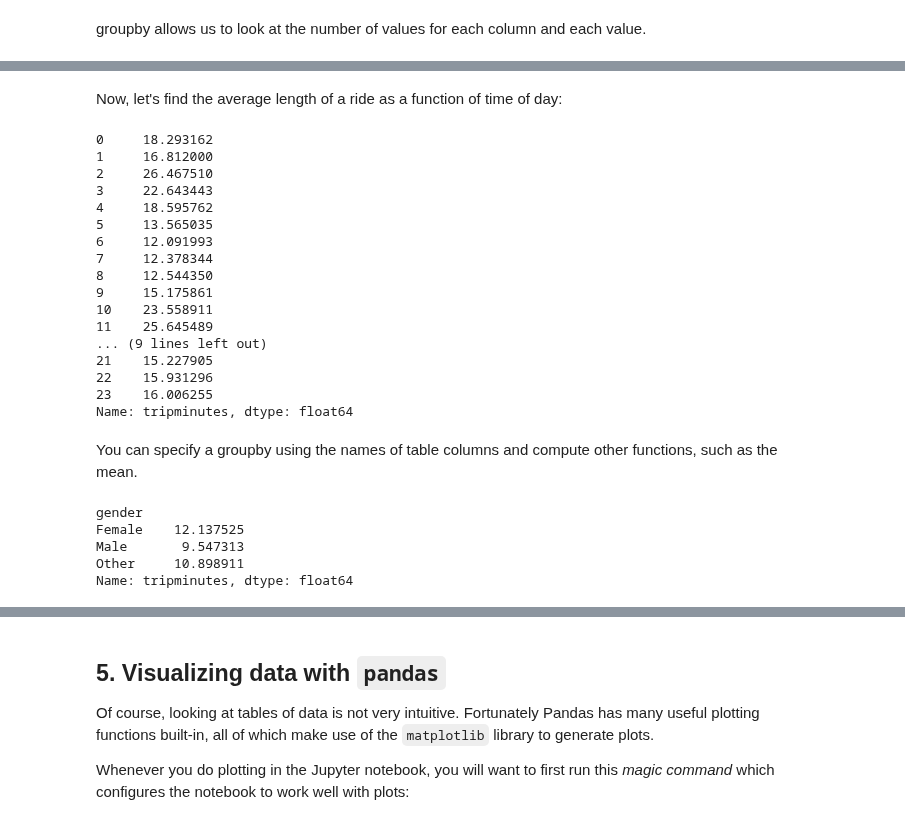
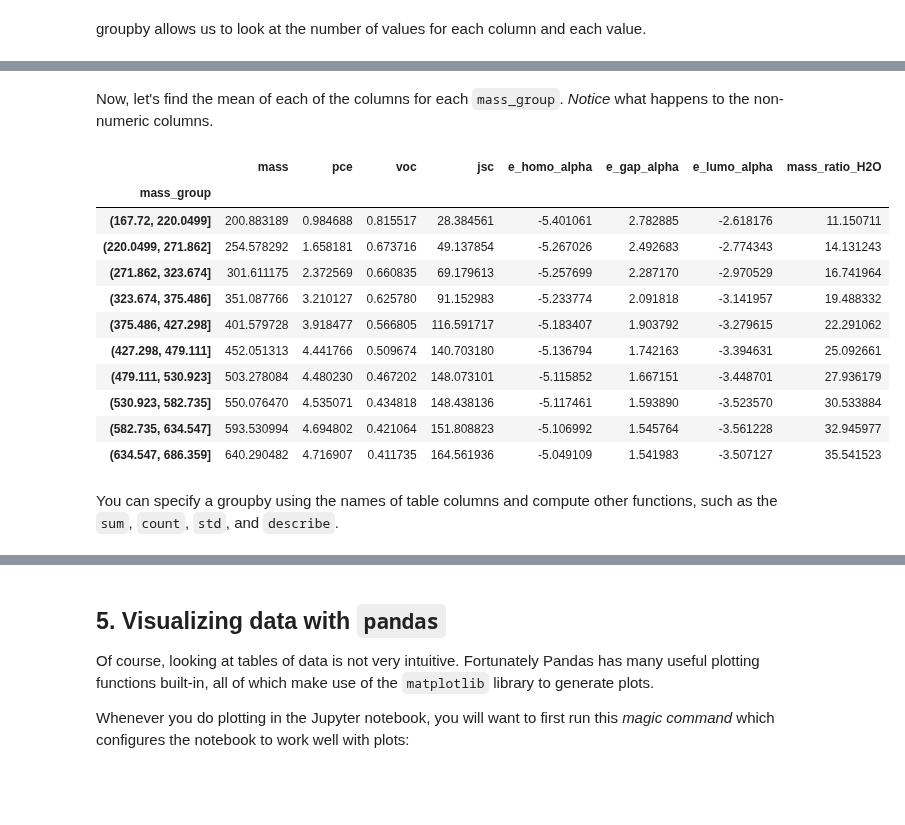
Before and after one commit to UWDIRECT/UWDIRECT.github.io, a Jupyter notebook: SEDS_content/02.Python.ipynb, the cells around one changed output, grey strips where cells are left out. Drawn from its saved outputs; the diff is of its cells as text; code cells hidden in the pictures; blank space fills up the shorter version.

```diff
--- a/SEDS_content/02.Python.ipynb
+++ b/SEDS_content/02.Python.ipynb
@@ -427,32 +439,19 @@ data.groupby(times.hour).count()
-# %% [markdown]
-Now, let's find the average length of a ride as a function of time of day:
+# %% [markdown]
+Now, let's find the mean of each of the columns for each ``mass_group``.  *Notice* what happens to the non-numeric columns.
 # %%
-data.groupby(times.hour)['tripminutes'].mean()
+data.groupby(['mass_group']).mean()
 # %% [output]
-0     18.293162
-1     16.812000
-2     26.467510
-3     22.643443
-4     18.595762
-5     13.565035
-6     12.091993
-7     12.378344
-8     12.544350
-9     15.175861
-10    23.558911
-11    25.645489
-... (9 lines left out)
-21    15.227905
-22    15.931296
-23    16.006255
-Name: tripminutes, dtype: float64
+|  | mass | pce | voc | jsc | e_homo_alpha | e_gap_alpha | e_lumo_alpha | mass_ratio_H2O |
+| mass_group |  |  |  |  |  |  |  |  |
+| (167.72, 220.0499] | 200.883189 | 0.984688 | 0.815517 | 28.384561 | -5.401061 | 2.782885 | -2.618176 | 11.150711 |
+| (220.0499, 271.862] | 254.578292 | 1.658181 | 0.673716 | 49.137854 | -5.267026 | 2.492683 | -2.774343 | 14.131243 |
+| (271.862, 323.674] | 301.611175 | 2.372569 | 0.660835 | 69.179613 | -5.257699 | 2.287170 | -2.970529 | 16.741964 |
+| (323.674, 375.486] | 351.087766 | 3.210127 | 0.625780 | 91.152983 | -5.233774 | 2.091818 | -3.141957 | 19.488332 |
+| (375.486, 427.298] | 401.579728 | 3.918477 | 0.566805 | 116.591717 | -5.183407 | 1.903792 | -3.279615 | 22.291062 |
+| (427.298, 479.111] | 452.051313 | 4.441766 | 0.509674 | 140.703180 | -5.136794 | 1.742163 | -3.394631 | 25.092661 |
+| (479.111, 530.923] | 503.278084 | 4.480230 | 0.467202 | 148.073101 | -5.115852 | 1.667151 | -3.448701 | 27.936179 |
+| (530.923, 582.735] | 550.076470 | 4.535071 | 0.434818 | 148.438136 | -5.117461 | 1.593890 | -3.523570 | 30.533884 |
+| (582.735, 634.547] | 593.530994 | 4.694802 | 0.421064 | 151.808823 | -5.106992 | 1.545764 | -3.561228 | 32.945977 |
+| (634.547, 686.359] | 640.290482 | 4.716907 | 0.411735 | 164.561936 | -5.049109 | 1.541983 | -3.507127 | 35.541523 |
 # %% [markdown]
-You can specify a groupby using the names of table columns and compute other functions, such as the mean.
+You can specify a groupby using the names of table columns and compute other functions, such as the ``sum``, ``count``, ``std``, and ``describe``.
-# %%
-data.groupby(['gender'])['tripminutes'].mean()
-# %% [output]
-gender
-Female    12.137525
-Male       9.547313
-Other     10.898911
-Name: tripminutes, dtype: float64
```
Also changed, not shown: parts of 47 cells of this notebook, 1 other file.
